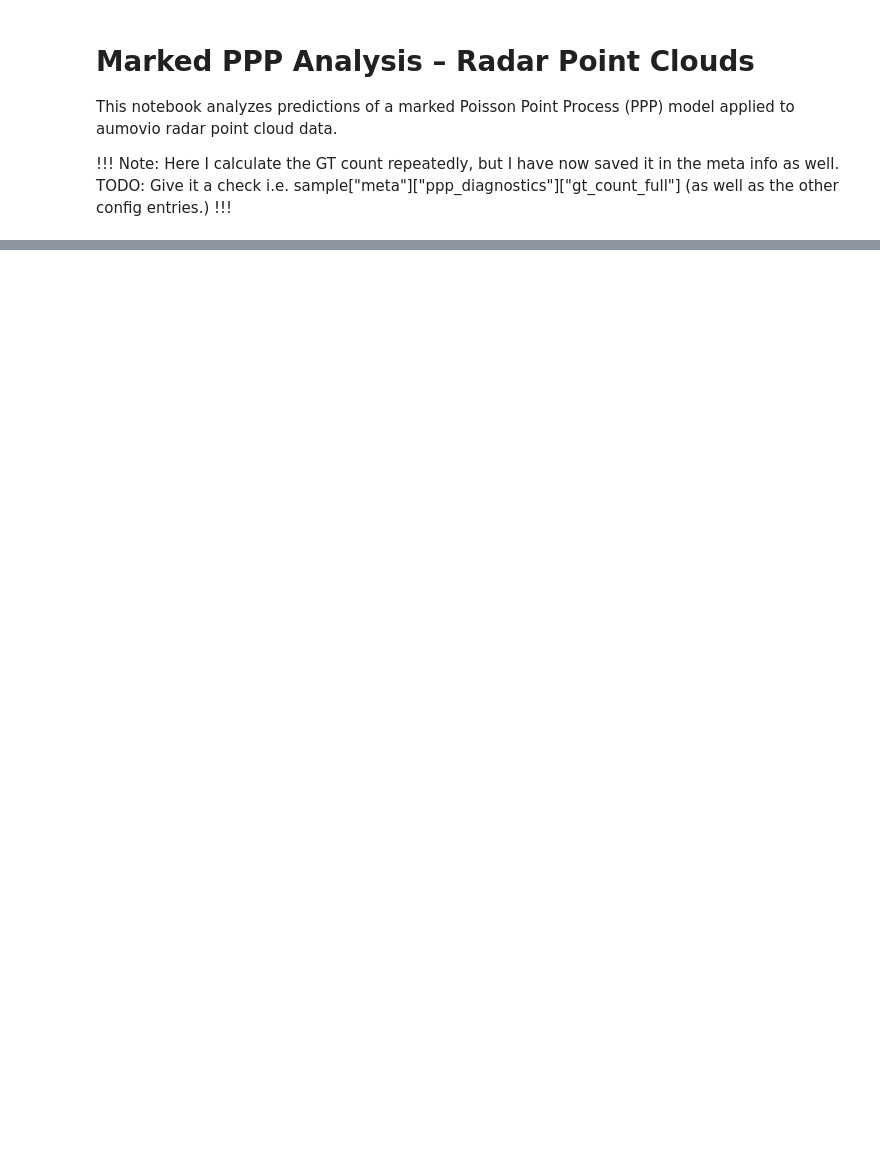
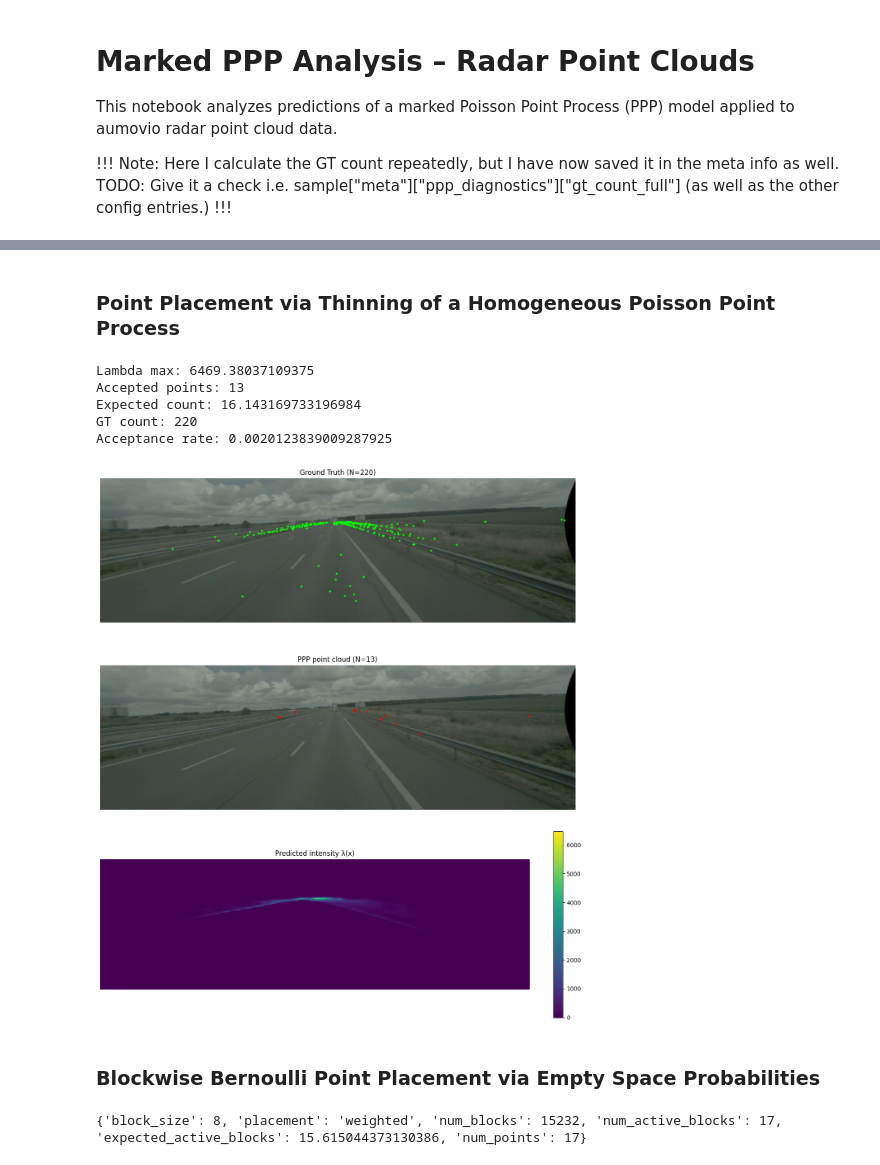
Before and after one commit to fragenabhaken-ux/CMPPP_Radar_MMSegmentation, a Jupyter notebook: ppp_analysis/marked_ppp_analysis.ipynb, the cells around one changed output, grey strips where cells are left out. Saved outputs shown, nothing was run; the diff lists cells and outputs as text; code cells hidden in the pictures; blank space fills up the shorter version.

Commit message:
Point Placement Methods

```diff
--- a/ppp_analysis/marked_ppp_analysis.ipynb
+++ b/ppp_analysis/marked_ppp_analysis.ipynb
@@ -186,0 +192,2 @@ else:
+# %% [markdown]
+### Point Placement via Thinning of a Homogeneous Poisson Point Process
@@ -186,0 +329,36 @@ else:
+# %%
+s = load_sample(prefix)
+
+# PPP thinning
+H, W = s["lambda_pred"].shape
+pixel_area = 1.0 / (H * W) # i.e. the pixel_area = 1 pixel
+
+ppp_points, N, lam_max, N_prop = sample_ppp_by_thinning(
+    s["lambda_pred"],
+    pixel_area=pixel_area,
+)
+
+print("Lambda max:", lam_max)
+print("Accepted points:", N)
+print("Expected count:", s["meta"]["ppp_diagnostics"]["expected_count_full"])
+print("GT count:", s["meta"]["ppp_diagnostics"]["gt_count_full"])
+print("Acceptance rate:", N / max(N_prop, 1))
+
+# GT points (from GT mask / count map)
+gt_points = extract_gt_points_from_mask(s["lambda_gt"])
+
+visualize_gt_ppp_heatmap(
+    img=s["img"],
+    gt_points_xy=gt_points,
+    ppp_points_xy=ppp_points,
+    lambda_grid=s["lambda_pred"],
+)
+# %% [output]
+Lambda max: 6469.38037109375
+Accepted points: 13
+Expected count: 16.143169733196984
+GT count: 220
+Acceptance rate: 0.0020123839009287925
+[figure, added]
+# %% [markdown]
+### Blockwise Bernoulli Point Placement via Empty Space Probabilities
@@ -186,0 +465,14 @@ else:
+# %%
+H, W = s["lambda_pred"].shape
+pixel_area = 1.0 / (H * W)
+
+block_points, stats = sample_points_block_bernoulli(
+    s["lambda_pred"],
+    block_size=8,
+    pixel_area=pixel_area,
+    placement="weighted",
+)
+
+print(stats)
+# %% [output]
+{'block_size': 8, 'placement': 'weighted', 'num_blocks': 15232, 'num_active_blocks': 17, 'expected_active_blocks': 15.615044373130386, 'num_points': 17}
```
Also changed, not shown: parts of 8 cells of this notebook.
